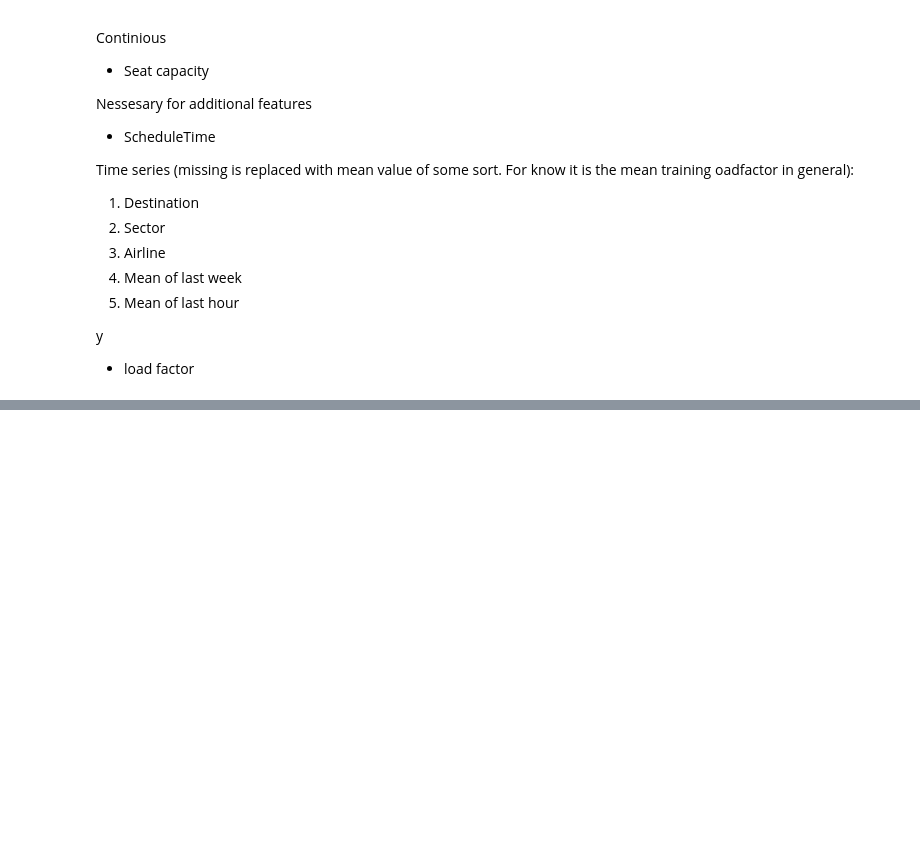
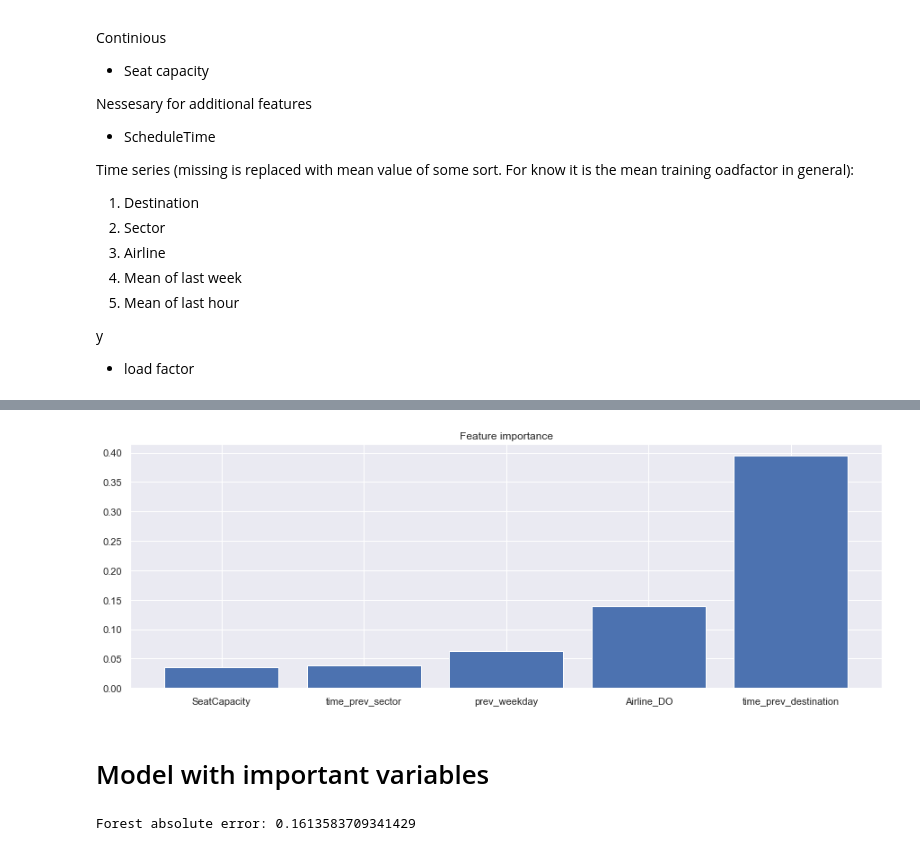
Before and after one commit to MatildeDP/ComputationalDataAnalysisProject, a Jupyter notebook: trees_modified.ipynb, the cells around one changed output, grey strips where cells are left out. Saved outputs shown, nothing was run; the diff lists cells and outputs as text; code cells hidden in the pictures; blank space fills up the shorter version.

```diff
--- a/trees_modified.ipynb
+++ b/trees_modified.ipynb
@@ -265,11 +310,17 @@ ax.scatter(val_data.ScheduleTime, y_val - yhat)
 # %%
-#n_leafs = np.arange(1,30)
-#ccps = np.linspace(0,0.5, 10)
+# define split criterion importance
+importance = model.feature_importances_
 
-#err = []
-#for n in ccps:
-#    model = tree.DecisionTreeRegressor(min_samples_leaf = 10, ccp_alpha = n)
-#    model.fit(X_train,y_train)
-#    yhat = model.predict(X_val)
+# sort index low --> high
+sorted_idx = np.argsort(importance)
 
-#    err.append(np.mean(abs(y_val - yhat)))
+# find indices of random noise
+random_idx = [np.where(train_cols == f'random_{i}')[0][0] for i in range(5)]
+
+# find mean improvement for random noise
+random_mean = importance[random_idx].mean()
+important = np.argwhere(importance > random_mean)
+
+# features that are more important than random noise
+for var, i in zip(train_cols[important], importance[important]):
+    print(var,i )
@@ -275,0 +335,29 @@ ax.scatter(val_data.ScheduleTime, y_val - yhat)
+# %%
+# plot most imporant variables
+di = {var[0]: i[0] for var, i in zip(train_cols[important], importance[important])if 'random' not in var[0]}
+di = {k: v for k, v in sorted(di.items(), key=lambda item: item[1])}
+
+fig, ax = plt.subplots(1,1, figsize = (15,5))
+ax.bar(np.arange(len(di)), height = di.values())
+ax.set_xticks(np.arange(len(di)))
+ax.set_xticklabels(di.keys())
+ax.set_title('Feature importance')
+plt.show()
+# %% [output]
+[figure, added]
+# %% [markdown]
+# Model with important variables
+# %%
+X_train_new = X_train[di.keys()]
+X_val_new = X_val[di.keys()]
+
+# random forrest
+forest = ensemble.RandomForestRegressor(n_estimators = 50)#, max_depth = 10#), max_features = 200)#, ccp_alpha = 0.1)
+forest.fit(X_train_new,y_train, sample_weight=0.99998889 *X_train.index.values[::-1])
+yhat = forest.predict(X_val_new)
+
+
+model_err = np.mean(abs(y_val - yhat))
+print(f'Forest absolute error: {model_err}')
+# %% [output]
+Forest absolute error: 0.1613583709341429
```
Also changed, not shown: parts of 22 cells of this notebook.
